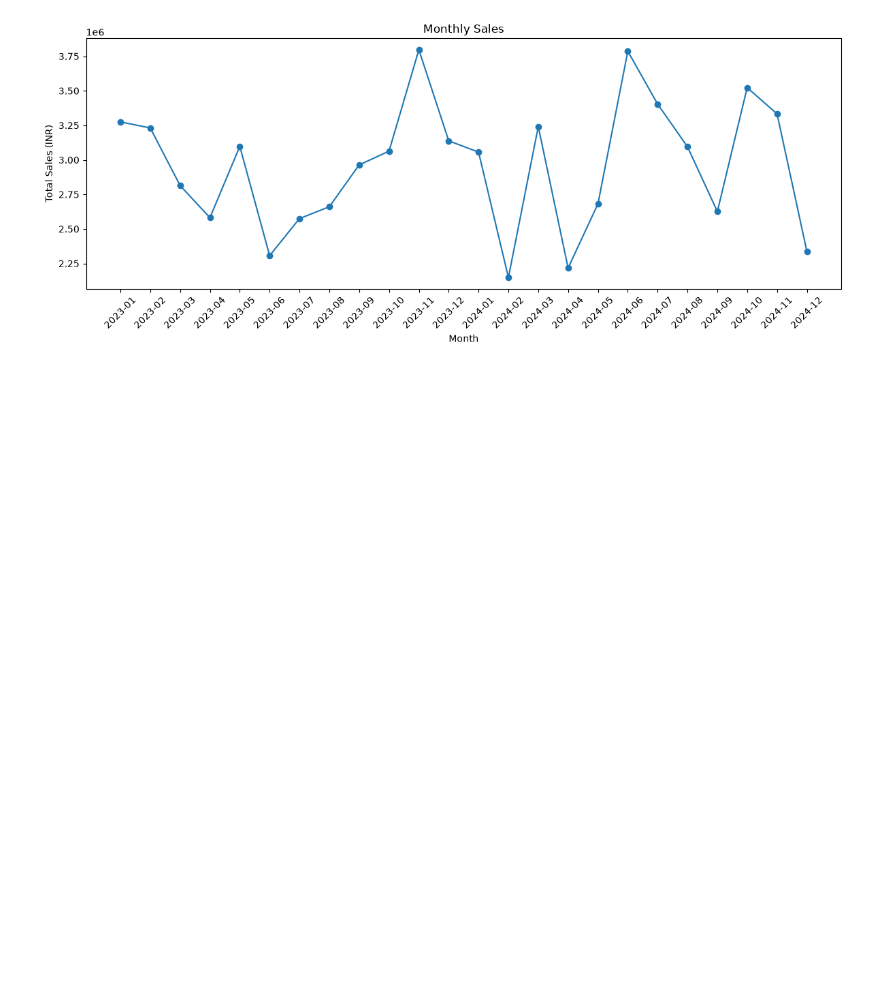
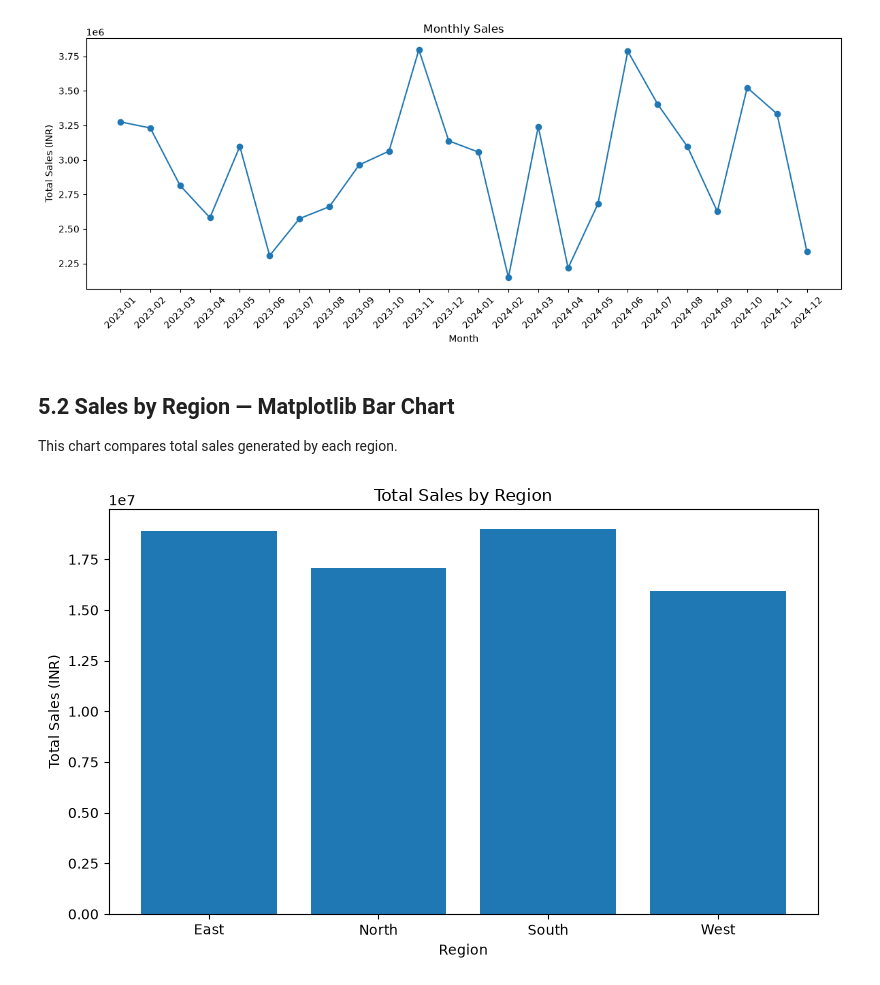
Before and after one commit to VrushaliAPoojary/Data-Analysis, a Jupyter notebook: notebooks/StayEase_Analysis.ipynb, the cells around one changed output. Saved outputs shown, nothing was run; the diff lists cells and outputs as text; code cells hidden in the pictures; blank space fills up the shorter version.

Commit message:
complete EDA numpy and visualizations

```diff
--- a/notebooks/StayEase_Analysis.ipynb
+++ b/notebooks/StayEase_Analysis.ipynb
@@ -736,3 +736,23 @@ plt.tight_layout()
 plt.show()
 # %% [output]
 [figure]
+# %% [markdown]
+## 5.2 Sales by Region — Matplotlib Bar Chart
+
+This chart compares total sales generated by each region.
+# %%
+plt.figure(figsize=(8, 5))
+
+plt.bar(
+    sales_by_region.index,
+    sales_by_region.values
+)
+
+plt.title("Total Sales by Region")
+plt.xlabel("Region")
+plt.ylabel("Total Sales (INR)")
+
+plt.tight_layout()
+plt.show()
+# %% [output]
+[figure, added]
```
Also changed, not shown: parts of 19 cells of this notebook.
